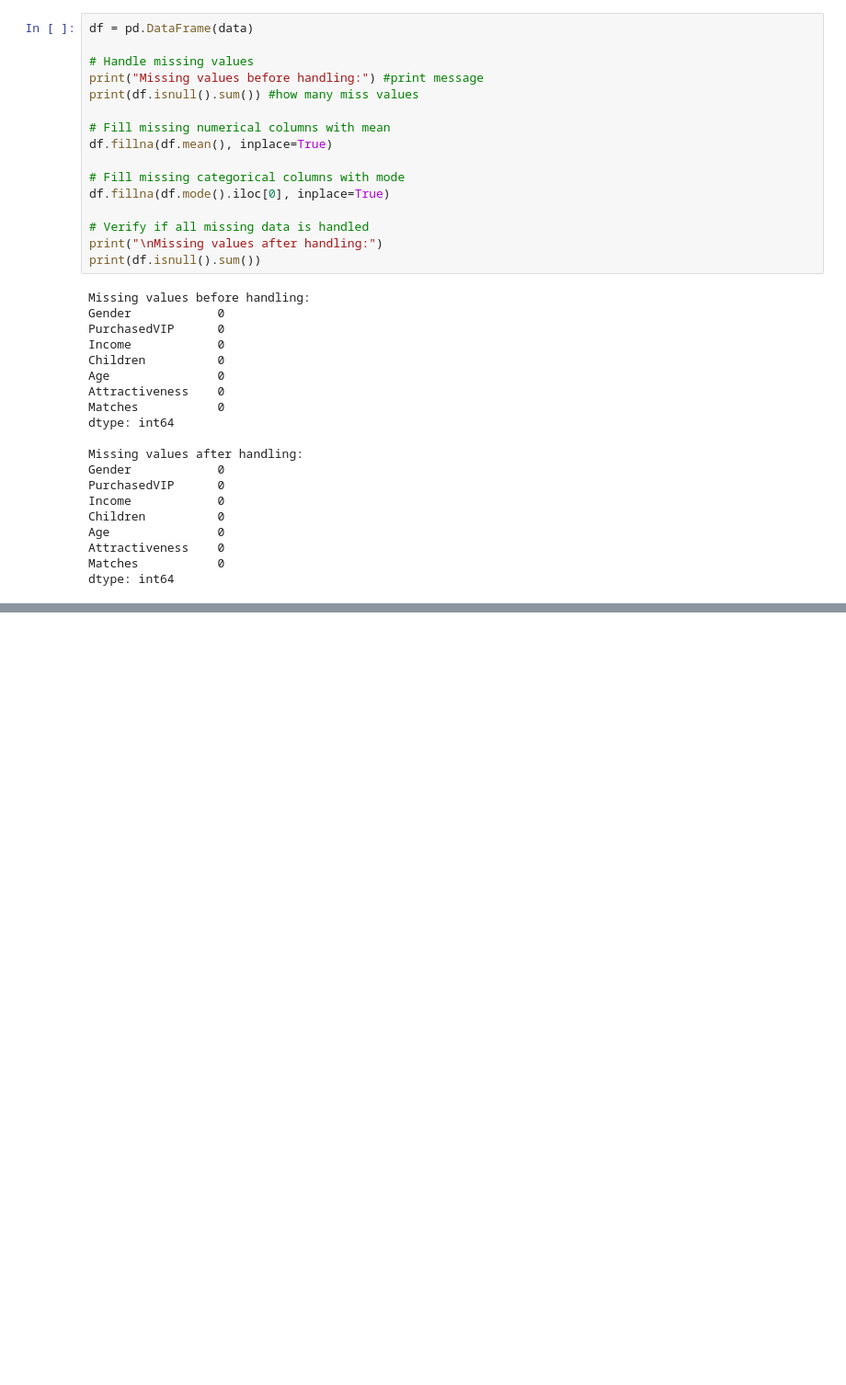
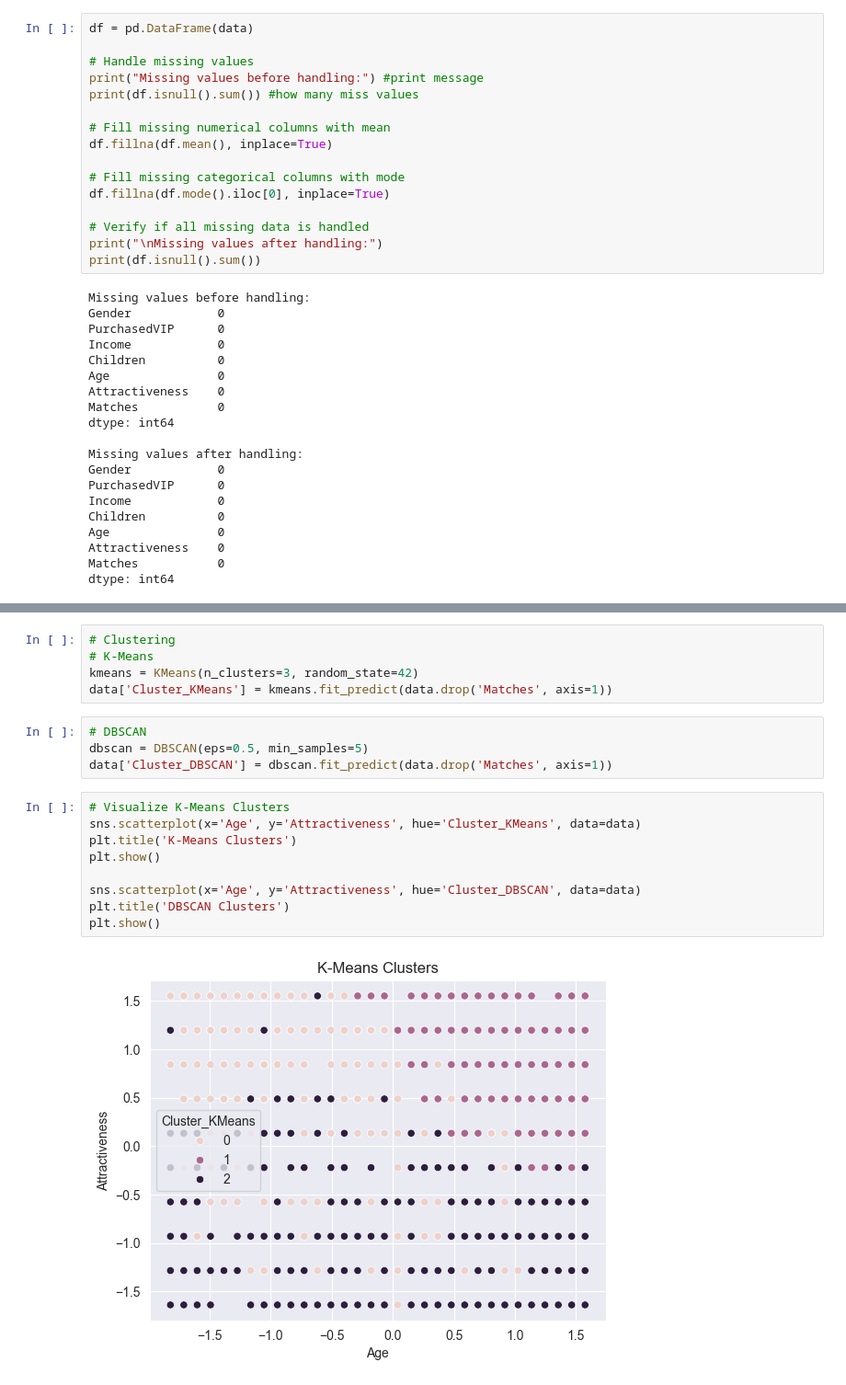
Before and after one commit to It24101672/2025-Y2-S1-MLB-B7G1-05-PG-125-, a Jupyter notebook: notebooks/2025_Y2_S1_MLB_B7G1_05_(PG_–_125).ipynb, the cells around one changed output, grey strips where cells are left out. Shown: that part at 92% size. Cells and saved outputs as stored; diff of their text form; blank space fills up the shorter version.

```diff
--- a/notebooks/2025_Y2_S1_MLB_B7G1_05_(PG_–_125).ipynb
+++ b/notebooks/2025_Y2_S1_MLB_B7G1_05_(PG_–_125).ipynb
@@ -264,0 +435,20 @@ plt.show()
+# %%
+# Clustering
+# K-Means
+kmeans = KMeans(n_clusters=3, random_state=42)
+data['Cluster_KMeans'] = kmeans.fit_predict(data.drop('Matches', axis=1))
+# %%
+# DBSCAN
+dbscan = DBSCAN(eps=0.5, min_samples=5)
+data['Cluster_DBSCAN'] = dbscan.fit_predict(data.drop('Matches', axis=1))
+# %%
+# Visualize K-Means Clusters
+sns.scatterplot(x='Age', y='Attractiveness', hue='Cluster_KMeans', data=data)
+plt.title('K-Means Clusters')
+plt.show()
+
+sns.scatterplot(x='Age', y='Attractiveness', hue='Cluster_DBSCAN', data=data)
+plt.title('DBSCAN Clusters')
+plt.show()
+# %% [output]
+[figure, added]
```
Also changed, not shown: parts of 26 cells of this notebook, 7 other files.
